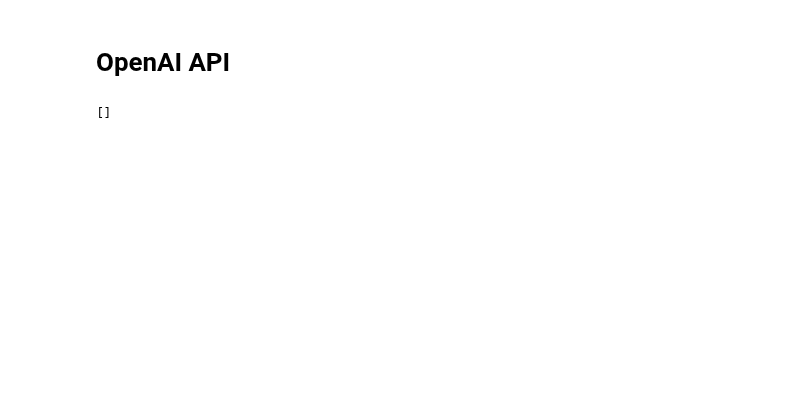
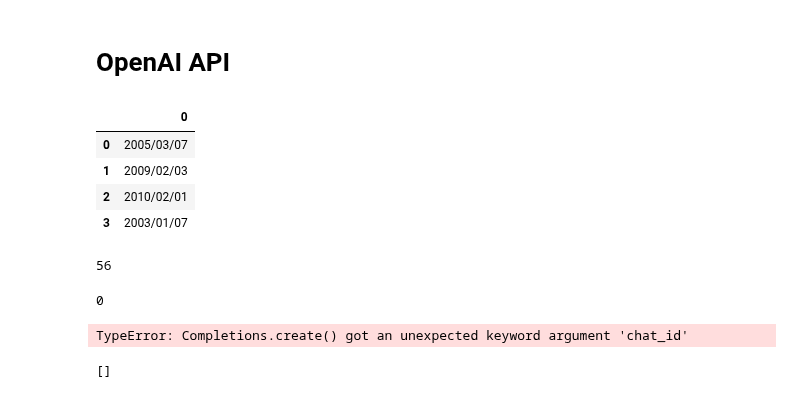
Before and after one commit to 0xpix/CERI-Project, a Jupyter notebook: notebooks/EDA.ipynb, the cells around one changed output. Cells and saved outputs as stored; diff of their text form; code cells hidden in the pictures; blank space fills up the shorter version.

```diff
--- a/notebooks/EDA.ipynb
+++ b/notebooks/EDA.ipynb
@@ -485,0 +493,49 @@ disaster_dates[:10]
+# %%
+from openai import OpenAI
+import time
+
+# Initialize the OpenAI client
+client = OpenAI(api_key="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")
+
+# Initialize a list to store the results
+disaster_dates = []
+
+# Function to create a prompt
+def create_prompt(country, location, disaster_type, year):
+    return [
+        {"role": "system", "content": "Think carefully and provide only the date in YYYY/MM/DD format."},
+        {"role": "user", "content": f"When was the start of the {disaster_type.lower()} in {location}, {country} in {year}?"}
+    ]
+
+# Iterate over each row in the DataFrame
+for index, row in africa_Disasters_2000_2018[5:].iterrows():
+    prompt = create_prompt(row['Country'], row['Location'], row['Disaster type'], row['Year'])
+    try:
+        completion = client.chat.completions.create(
+              model="gpt-4-turbo-2024-04-09",
+              messages=prompt
+          )
+        # Extract the content from the latest message in the completion
+        date = completion.choices[0].message.content
+        disaster_dates.append(date)
+    except Exception as e:
+        print(f"An error occurred: {e}")
+        disaster_dates.append("Error retrieving date")
+    time.sleep(2)  # Sleep to avoid hitting rate limits
+
+    # Output the list of disaster dates
+    print(date)
+# %%
+dates = pd.DataFrame.from_dict(disaster_dates)
+
+# Saving the generated questions as a csv file
+Path_file = 'data/interim/Dates.csv'
+dates[:-1].to_csv(Path_file)
+# %%
+dates[:4]
+# %% [output]
+|  | 0 |
+| 0 | 2005/03/07 |
+| 1 | 2009/02/03 |
+| 2 | 2010/02/01 |
+| 3 | 2003/01/07 |
@@ -485,0 +569,4 @@ disaster_dates[:10]
+# %%
+len(date)
+# %% [output]
+56
@@ -486,3 +575,7 @@ disaster_dates[:10]
+# %%
+len(disaster_dates)
+# %% [output]
+0
 # %%
 import pandas as pd
 from openai import OpenAI
@@ -514,11 +607,11 @@ for index, row in africa_Disasters_2000_2018.iterrows():
             model="gpt-4-turbo-2024-04-09",
             messages=messages
         )
-        chat_id = completion.chat_id  # You'd typically get this from the response to maintain the session
+        chat_id = completion.created  # You'd typically get this from the response to maintain the session
     else:
         # Subsequent calls use the existing chat_id
         completion = client.chat.completions.create(
-            model="gpt-4-turbo-2024-04-09",
+            model="gpt-3.5-turbo",
             messages=messages,
             chat_id=chat_id
         )
@@ -528,6 +621,8 @@ for index, row in africa_Disasters_2000_2018.iterrows():
 
 # Print the disaster dates
 print(disaster_dates[:10])
+# %% [output]
+TypeError: Completions.create() got an unexpected keyword argument 'chat_id'
 # %%
 disaster_dates
 # %% [output]
```
Also changed, not shown: parts of 17 cells of this notebook.
